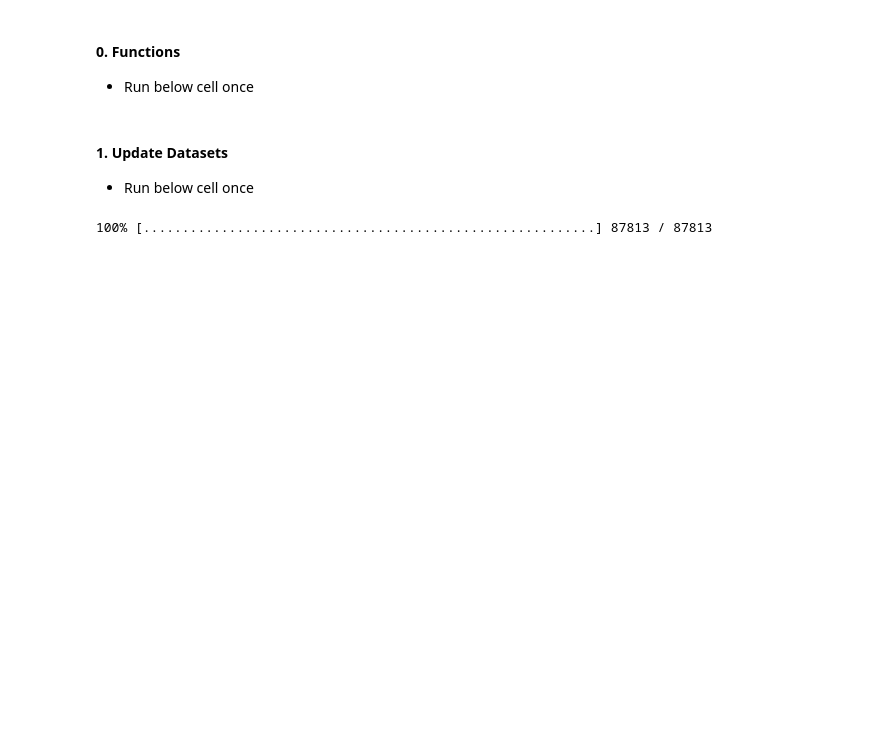
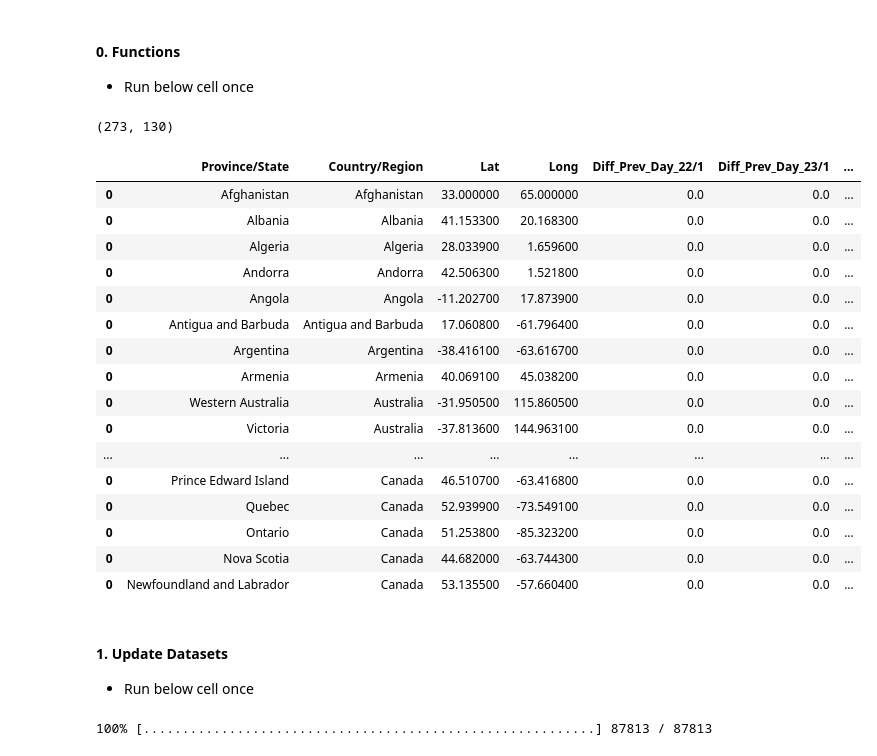
Before and after one commit to j-greggazz/Kaggle, a Jupyter notebook: covid_19/notebooks/0. Save and update datasets.ipynb, the cells around one changed output. Cells and saved outputs as stored; diff of their text form; code cells hidden in the pictures; blank space fills up the shorter version.

```diff
--- a/covid_19/notebooks/0. Save and update datasets.ipynb
+++ b/covid_19/notebooks/0. Save and update datasets.ipynb
@@ -310,3 +352,28 @@ def butter_lowpass_filter(data, cutoff, fs, order=5):
+# %%
+df.shape
+# %% [output]
+(273, 130)
+# %%
+df = create_changes_dataframe(conf_df)
+df.head(50)
+# %% [output]
+|  | Province/State | Country/Region | Lat | Long | Diff_Prev_Day_22/1 | Diff_Prev_Day_23/1 | ... |
+| 0 | Afghanistan | Afghanistan | 33.000000 | 65.000000 | 0.0 | 0.0 | ... |
+| 0 | Albania | Albania | 41.153300 | 20.168300 | 0.0 | 0.0 | ... |
+| 0 | Algeria | Algeria | 28.033900 | 1.659600 | 0.0 | 0.0 | ... |
+| 0 | Andorra | Andorra | 42.506300 | 1.521800 | 0.0 | 0.0 | ... |
+| 0 | Angola | Angola | -11.202700 | 17.873900 | 0.0 | 0.0 | ... |
+| 0 | Antigua and Barbuda | Antigua and Barbuda | 17.060800 | -61.796400 | 0.0 | 0.0 | ... |
+| 0 | Argentina | Argentina | -38.416100 | -63.616700 | 0.0 | 0.0 | ... |
+| 0 | Armenia | Armenia | 40.069100 | 45.038200 | 0.0 | 0.0 | ... |
+| 0 | Western Australia | Australia | -31.950500 | 115.860500 | 0.0 | 0.0 | ... |
+| 0 | Victoria | Australia | -37.813600 | 144.963100 | 0.0 | 0.0 | ... |
+| ... | ... | ... | ... | ... | ... | ... | ... |
+| 0 | Prince Edward Island | Canada | 46.510700 | -63.416800 | 0.0 | 0.0 | ... |
+| 0 | Quebec | Canada | 52.939900 | -73.549100 | 0.0 | 0.0 | ... |
+| 0 | Ontario | Canada | 51.253800 | -85.323200 | 0.0 | 0.0 | ... |
+| 0 | Nova Scotia | Canada | 44.682000 | -63.744300 | 0.0 | 0.0 | ... |
+| 0 | Newfoundland and Labrador | Canada | 53.135500 | -57.660400 | 0.0 | 0.0 | ... |
 # %% [markdown]
 #### 1. Update Datasets
 - Run below cell once
```
Also changed, not shown: parts of 14 cells of this notebook.
